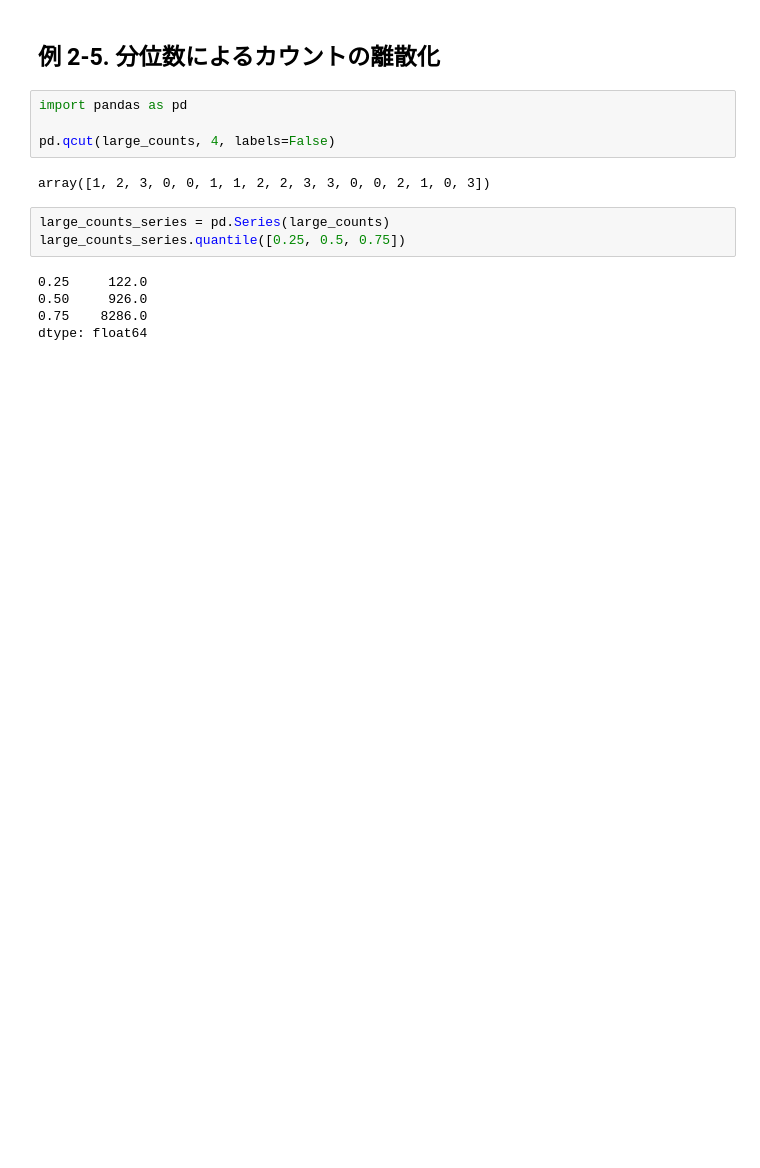
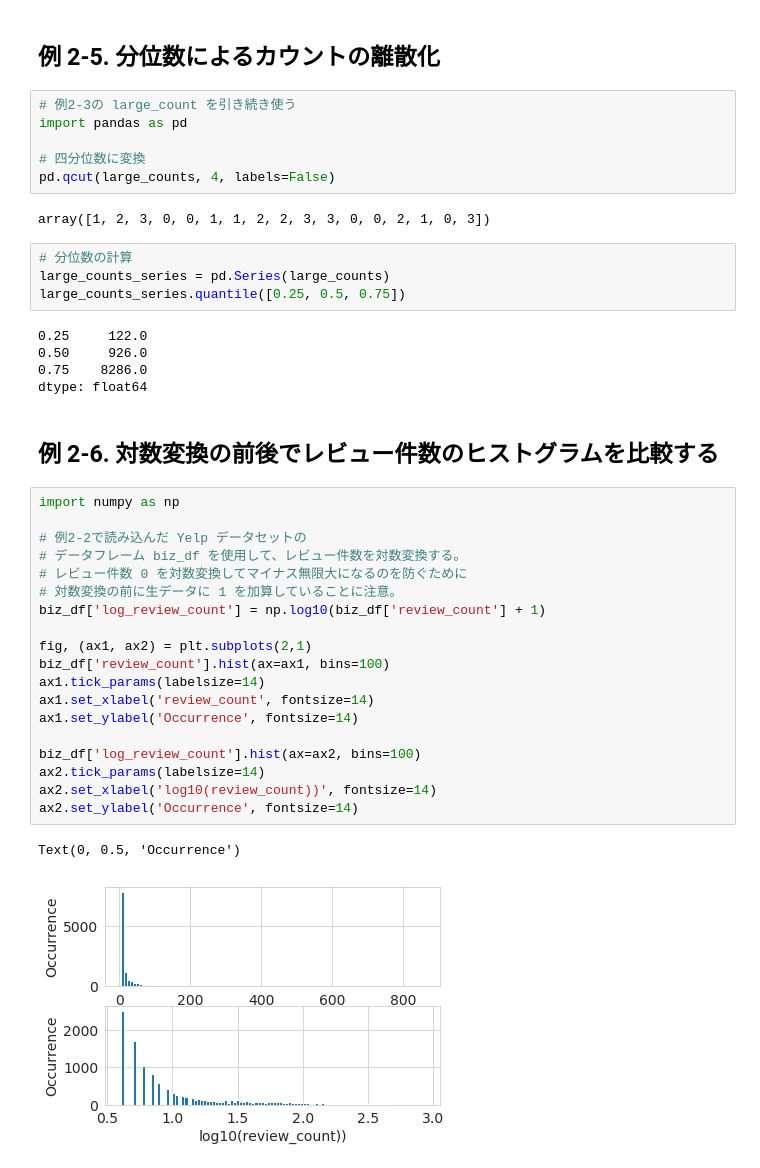
Before and after one commit to HOXOMInc/feature-engineering-book, a Jupyter notebook: 2-2-2.ipynb, the cells around one changed output. Drawn from its saved outputs; the diff is of its cells as text; blank space fills up the shorter version.

```diff
--- a/2-2-2.ipynb
+++ b/2-2-2.ipynb
@@ -74,12 +92,15 @@ ax.set_xscale("log")
 # %% [markdown]
 ## 例 2-5. 分位数によるカウントの離散化
 # %%
+# 例2-3の large_count を引き続き使う
 import pandas as pd
 
+# 四分位数に変換
 pd.qcut(large_counts, 4, labels=False)
 # %% [output]
 array([1, 2, 3, 0, 0, 1, 1, 2, 2, 3, 3, 0, 0, 2, 1, 0, 3])
 # %%
+# 分位数の計算
 large_counts_series = pd.Series(large_counts)
 large_counts_series.quantile([0.25, 0.5, 0.75])
 # %% [output]
@@ -87,3 +108,27 @@ large_counts_series.quantile([0.25, 0.5, 0.75])
 0.50     926.0
 0.75    8286.0
 dtype: float64
+# %% [markdown]
+## 例 2-6. 対数変換の前後でレビュー件数のヒストグラムを比較する
+# %%
+import numpy as np
+
+# 例2-2で読み込んだ Yelp データセットの
+# データフレーム biz_df を使用して、レビュー件数を対数変換する。
+# レビュー件数 0 を対数変換してマイナス無限大になるのを防ぐために
+# 対数変換の前に生データに 1 を加算していることに注意。
+biz_df['log_review_count'] = np.log10(biz_df['review_count'] + 1)
+
+fig, (ax1, ax2) = plt.subplots(2,1)
+biz_df['review_count'].hist(ax=ax1, bins=100)
+ax1.tick_params(labelsize=14)
+ax1.set_xlabel('review_count', fontsize=14)
+ax1.set_ylabel('Occurrence', fontsize=14)
+
+biz_df['log_review_count'].hist(ax=ax2, bins=100)
+ax2.tick_params(labelsize=14)
+ax2.set_xlabel('log10(review_count))', fontsize=14)
+ax2.set_ylabel('Occurrence', fontsize=14)
+# %% [output]
+Text(0, 0.5, 'Occurrence')
+[figure, added]
```
Also changed, not shown: parts of 8 cells of this notebook, 2 other files.
